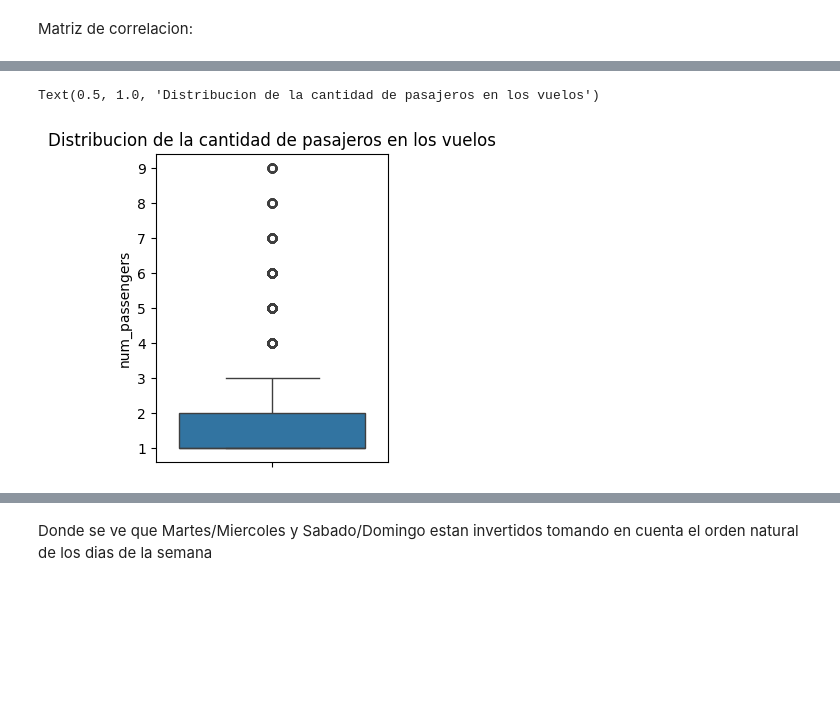
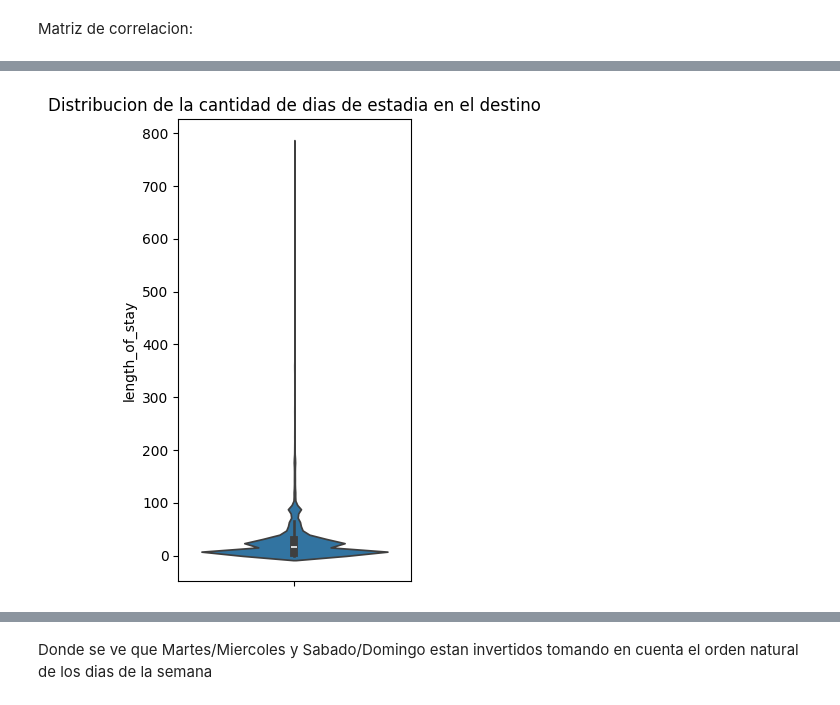
Before and after one commit to agalarza768/TP1-Orga_de_datos, a Jupyter notebook: TP_Orga.ipynb, the cells around one changed output, grey strips where cells are left out. Cells and saved outputs as stored; diff of their text form; code cells hidden in the pictures; blank space fills up the shorter version.

```diff
--- a/TP_Orga.ipynb
+++ b/TP_Orga.ipynb
@@ -8,3 +9,7 @@ import numpy as np
+# %%
+from pyairports.airports import Airports
+airports = Airports()
+import numpy as np
 # %%
 from pydrive.auth import GoogleAuth
 from pydrive.drive import GoogleDrive
@@ -72,0 +80,7 @@ memory usage: 2.6+ MB
+# %%
+airways_data['aeropuerto_origen'] = airways_data['route'].str.slice(stop=3)
+airways_data['aeropuerto_llegada'] = airways_data['route'].str.slice(start=-3)
+def dar_pais_aeropuerto(iata):
+  return (airports.airport_iata(iata)[2])
+airways_data['pais_origen'] = airways_data['aeropuerto_origen'].apply(dar_pais_aeropuerto)
+airways_data['pais_llegada'] = airways_data['aeropuerto_llegada'].apply(dar_pais_aeropuerto)
@@ -73,3 +114,16 @@ memory usage: 2.6+ MB
+# %%
+df_codes = pd.read_csv("https://gist.githubusercontent.com/metal3d/5b925077e66194551df949de64e910f6/raw/c5f20a037409d96958553e2eb6b8251265c6fd63/country-coord.csv")
+df_codes.rename(columns={'Country': 'country'}, inplace=True)
+df_codes.rename(columns={'Alpha-3 code': 'codigo_pais'}, inplace=True)
+df_codes = df_codes[['codigo_pais',"country"]]
+# %%
+cleaned_reviews = pd.merge(cleaned_reviews, df_codes, on='country', how='inner')
+airways_data = pd.merge(airways_data, df_codes, left_on='pais_origen', right_on='country', how='inner')
+airways_data = airways_data.rename(columns={'codigo_pais': 'codigo_pais_origen'})
+airways_data = pd.merge(airways_data, df_codes, left_on='pais_llegada', right_on='country', how='inner')
+airways_data = airways_data.rename(columns={'codigo_pais': 'codigo_pais_llegada'})
+airways_data = airways_data.drop(columns=['country_x'])
+airways_data = airways_data.drop(columns=['country_y'])
 # %%
 airways_data
 # %% [output]
@@ -196,7 +235,8 @@ plt.show()
 # %%
-plt.figure(figsize=(3,4))
-graf=sns.boxplot(data=airways_data['num_passengers'])
-plt.title('Distribucion de la cantidad de pasajeros en los vuelos')
+plt.figure(figsize=(3,6))
+sns.violinplot(data=airways_data['length_of_stay'])
+plt.title('Distribucion de la cantidad de dias de estadia en el destino')
+plt.ylabel('length_of_stay')
+plt.show()
 # %% [output]
-Text(0.5, 1.0, 'Distribucion de la cantidad de pasajeros en los vuelos')
-[figure, old version]
+[figure, new version]
```
Also changed, not shown: parts of 68 cells of this notebook.
